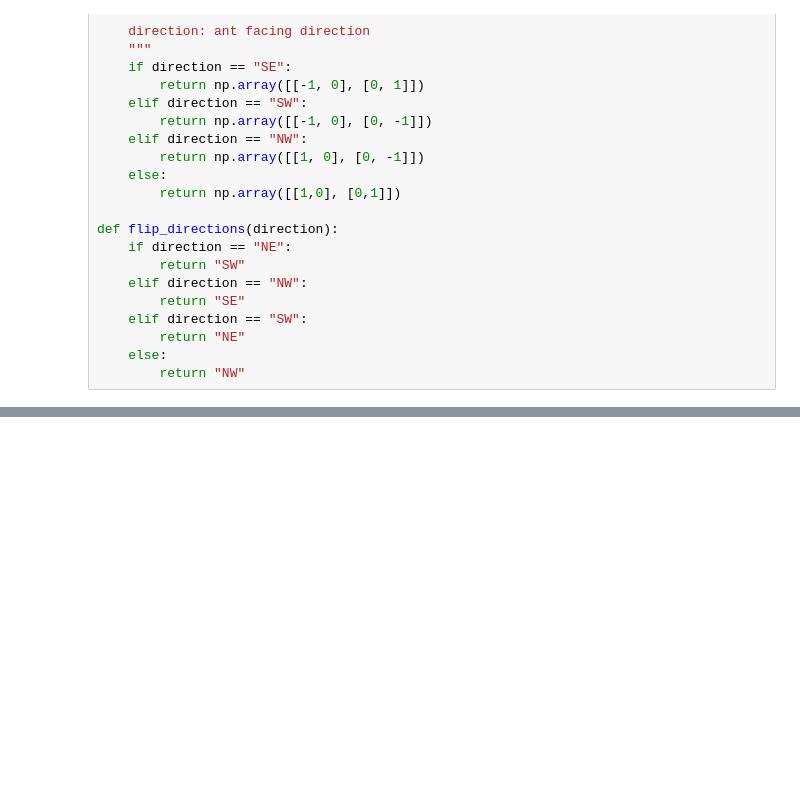
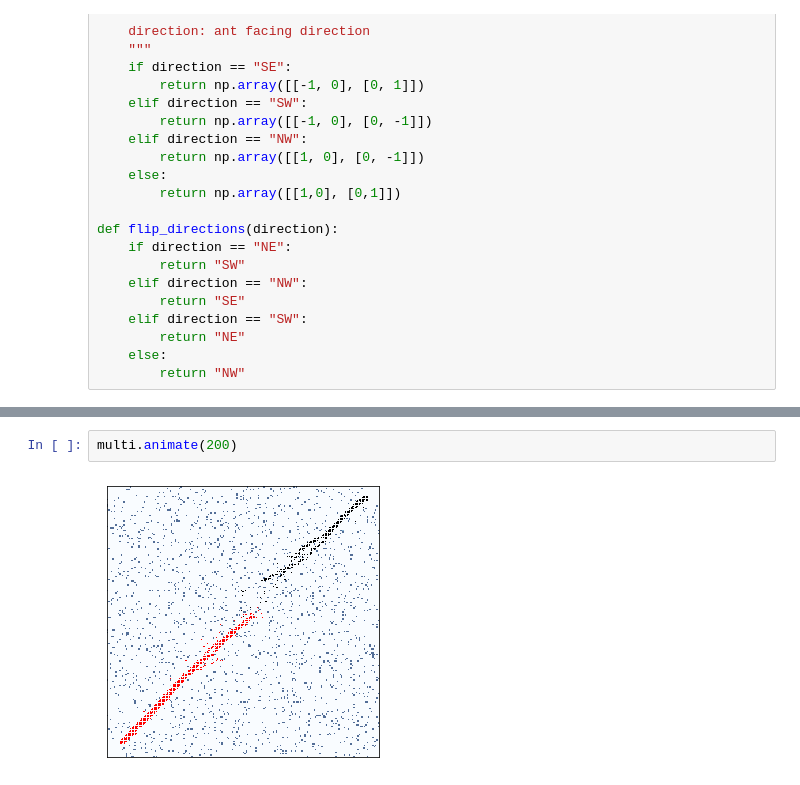
Before and after one commit to davidt315/ant_foraging_model, a Jupyter notebook: code/main_notebook.ipynb, the cells around one changed output, grey strips where cells are left out. Drawn from its saved outputs; the diff is of its cells as text; blank space fills up the shorter version.

```diff
--- a/code/main_notebook.ipynb
+++ b/code/main_notebook.ipynb
@@ -378,0 +508,4 @@ env.animate(100)
+# %%
+multi.animate(200)
+# %% [output]
+[figure, added]
```
Also changed, not shown: parts of 9 cells of this notebook, 21 other files.
